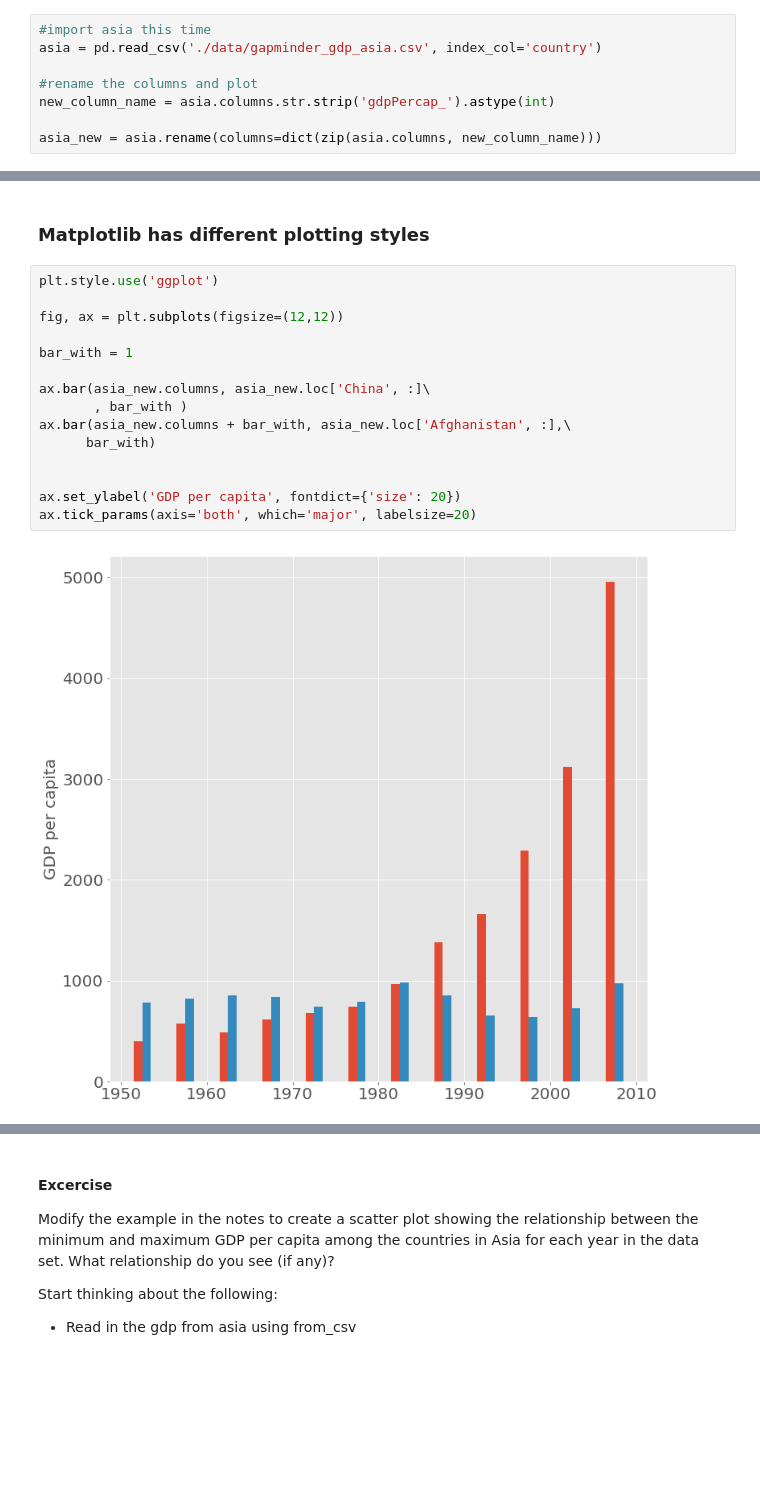
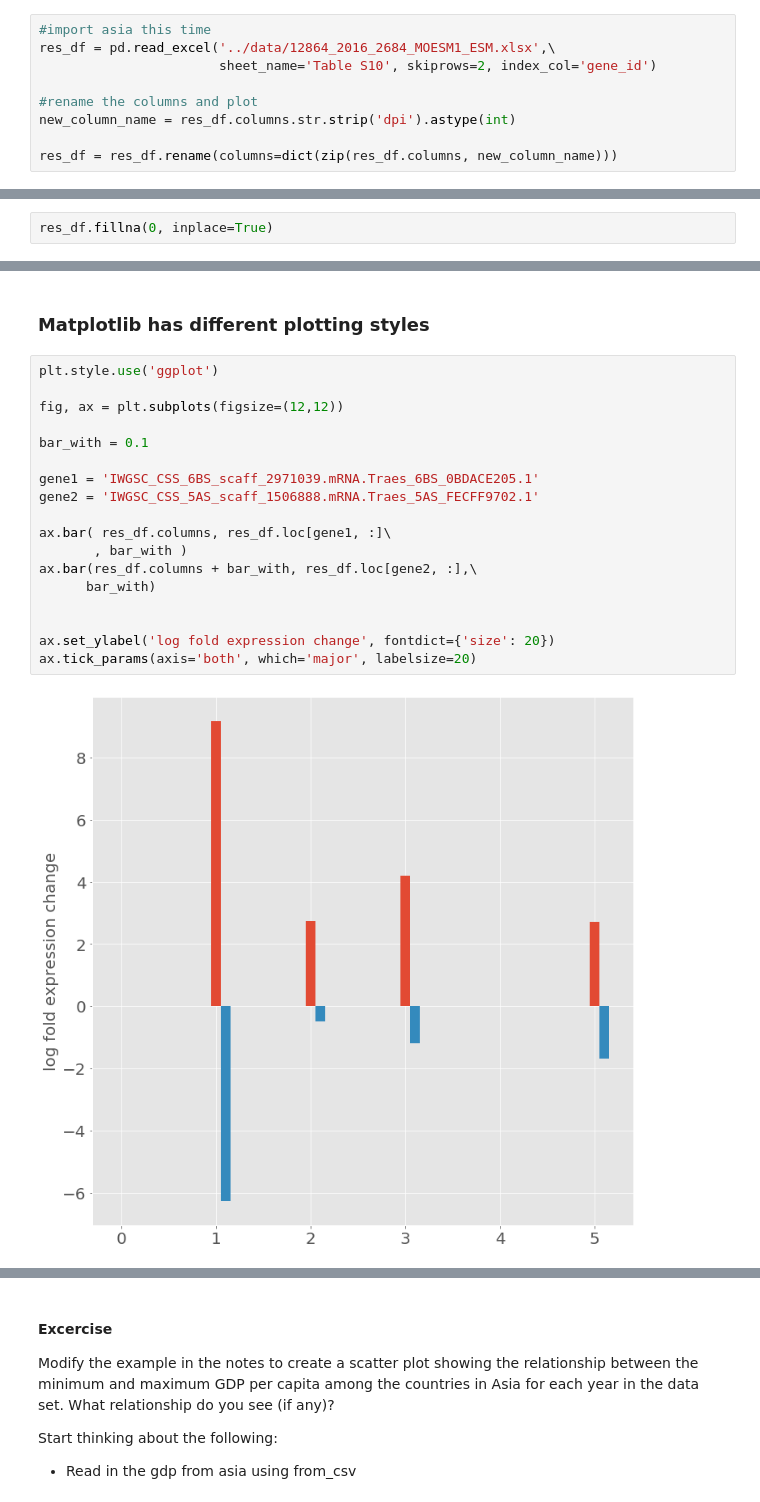
Before and after one commit to BenjaminSchwessinger/20191130_ANU, a Jupyter notebook: notebooks/20191202_python_plotting.ipynb, the cells around one changed output, grey strips where cells are left out. Drawn from its saved outputs; the diff is of its cells as text; blank space fills up the shorter version.

```diff
--- a/notebooks/20191202_python_plotting.ipynb
+++ b/notebooks/20191202_python_plotting.ipynb
@@ -40,9 +40,10 @@ Text(0, 0.5, 'Position (km)')
 If you have a number encoded as a string convert it to a int or float type so it interprets numbers as expected.
 # %%
 #import asia this time
-asia = pd.read_csv('./data/gapminder_gdp_asia.csv', index_col='country')
+res_df = pd.read_excel('../data/12864_2016_2684_MOESM1_ESM.xlsx',\
+                       sheet_name='Table S10', skiprows=2, index_col='gene_id')
 
 #rename the columns and plot
-new_column_name = asia.columns.str.strip('gdpPercap_').astype(int)
+new_column_name = res_df.columns.str.strip('dpi').astype(int)
 
-asia_new = asia.rename(columns=dict(zip(asia.columns, new_column_name)))
+res_df = res_df.rename(columns=dict(zip(res_df.columns, new_column_name)))
@@ -48,0 +60,2 @@ asia_new = asia.rename(columns=dict(zip(asia.columns, new_column_name)))
+# %%
+res_df.fillna(0, inplace=True)
@@ -84,19 +120,22 @@ ax.legend(prop={'size': 20}, loc=2)
 # %%
 plt.style.use('ggplot')
 
 fig, ax = plt.subplots(figsize=(12,12))
 
-bar_with = 1
+bar_with = 0.1
 
-ax.bar(asia_new.columns, asia_new.loc['China', :]\
+gene1 = 'IWGSC_CSS_6BS_scaff_2971039.mRNA.Traes_6BS_0BDACE205.1'
+gene2 = 'IWGSC_CSS_5AS_scaff_1506888.mRNA.Traes_5AS_FECFF9702.1'
+
+ax.bar( res_df.columns, res_df.loc[gene1, :]\
        , bar_with )
-ax.bar(asia_new.columns + bar_with, asia_new.loc['Afghanistan', :],\
+ax.bar(res_df.columns + bar_with, res_df.loc[gene2, :],\
       bar_with)
 
 
-ax.set_ylabel('GDP per capita', fontdict={'size': 20})
+ax.set_ylabel('log fold expression change', fontdict={'size': 20})
 ax.tick_params(axis='both', which='major', labelsize=20)
 # %% [output]
-[figure, old version]
+[figure, new version]
 # %% [markdown]
 #### Exercise
```
Also changed, not shown: parts of 14 cells of this notebook.
